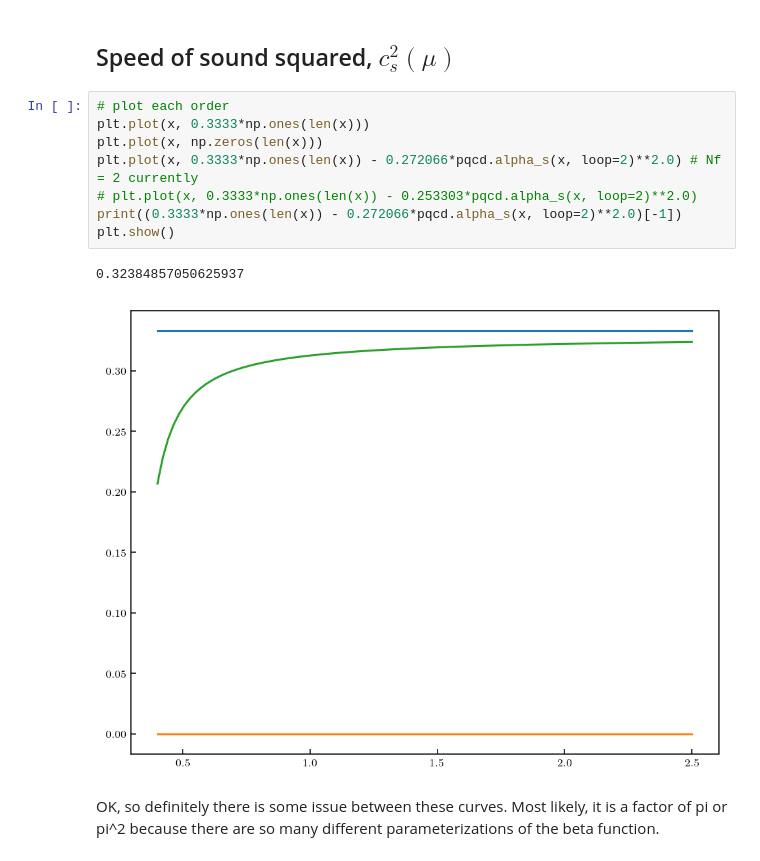
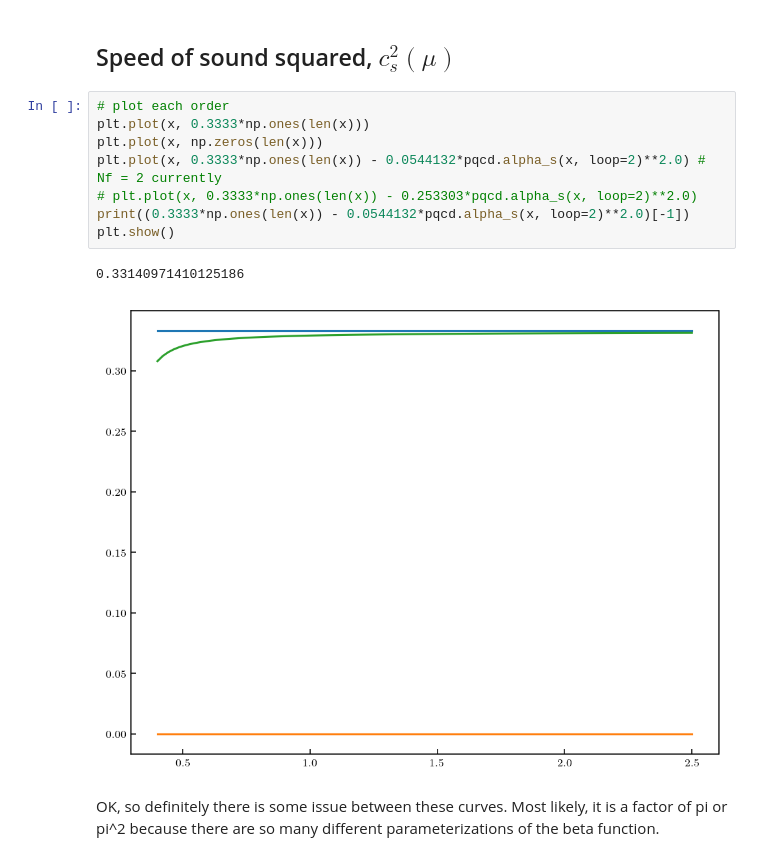
Before and after one commit to asemposki/neutron-rich-bmm, a Jupyter notebook: Gorda_pQCD_gsum.ipynb, the cells around one changed output. Saved outputs shown, nothing was run; the diff lists cells and outputs as text.

```diff
--- a/Gorda_pQCD_gsum.ipynb
+++ b/Gorda_pQCD_gsum.ipynb
@@ -305,14 +303,14 @@ Condition number: 25999.54527774913
 # %%
 # plot each order
 plt.plot(x, 0.3333*np.ones(len(x)))
 plt.plot(x, np.zeros(len(x)))
-plt.plot(x, 0.3333*np.ones(len(x)) - 0.272066*pqcd.alpha_s(x, loop=2)**2.0) # Nf = 2 currently
+plt.plot(x, 0.3333*np.ones(len(x)) - 0.0544132*pqcd.alpha_s(x, loop=2)**2.0) # Nf = 2 currently
 # plt.plot(x, 0.3333*np.ones(len(x)) - 0.253303*pqcd.alpha_s(x, loop=2)**2.0)
-print((0.3333*np.ones(len(x)) - 0.272066*pqcd.alpha_s(x, loop=2)**2.0)[-1])
+print((0.3333*np.ones(len(x)) - 0.0544132*pqcd.alpha_s(x, loop=2)**2.0)[-1])
 plt.show()
 # %% [output]
-0.32384857050625937
+0.33140971410125186
-[figure, old version]
+[figure, new version]
 # %% [markdown]
 OK, so definitely there is some issue between these curves. Most likely, it is a factor of pi or pi^2 because there are so many different parameterizations of the beta function.
 # %% [markdown]
```
Also changed, not shown: parts of 6 cells of this notebook, 4 other files.
